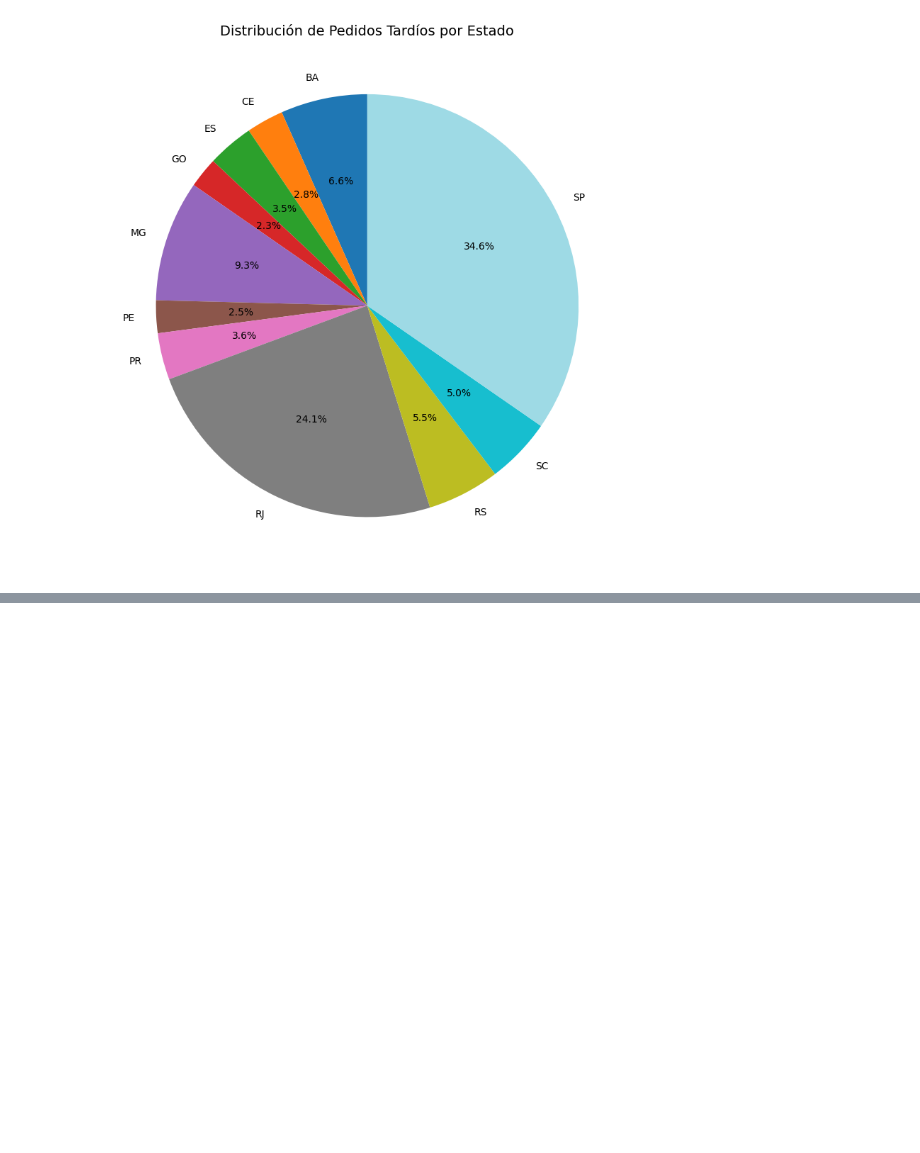
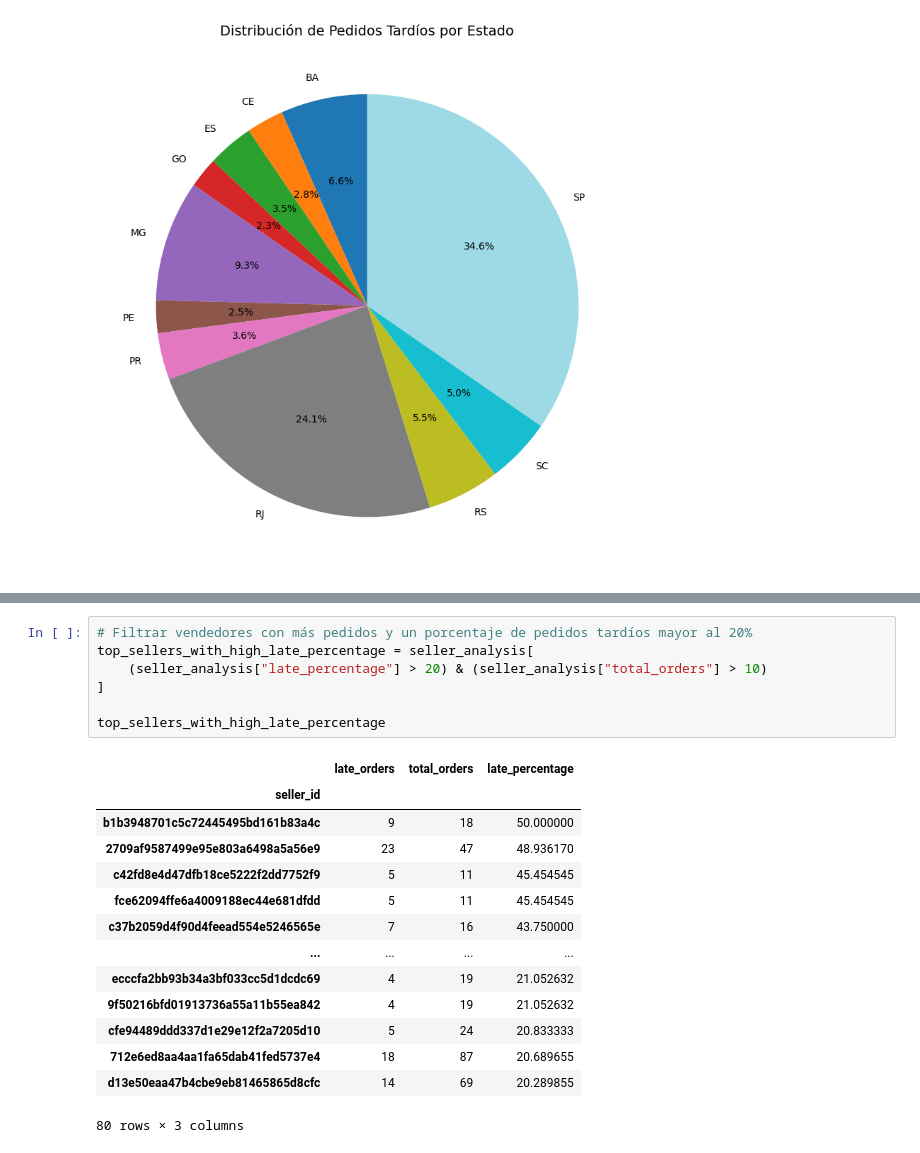
Before and after one commit to jalejostemdo/Proyecto_Streamlit, a Jupyter notebook: tareas.ipynb, the cells around one changed output, grey strips where cells are left out. Saved outputs shown, nothing was run; the diff lists cells and outputs as text; blank space fills up the shorter version.

```diff
--- a/tareas.ipynb
+++ b/tareas.ipynb
@@ -334,0 +460,22 @@ plt.show()
+# %%
+# Filtrar vendedores con más pedidos y un porcentaje de pedidos tardíos mayor al 20%
+top_sellers_with_high_late_percentage = seller_analysis[
+    (seller_analysis["late_percentage"] > 20) & (seller_analysis["total_orders"] > 10)
+]
+
+top_sellers_with_high_late_percentage
+# %% [output]
+|  | late_orders | total_orders | late_percentage |
+| seller_id |  |  |  |
+| b1b3948701c5c72445495bd161b83a4c | 9 | 18 | 50.000000 |
+| 2709af9587499e95e803a6498a5a56e9 | 23 | 47 | 48.936170 |
+| c42fd8e4d47dfb18ce5222f2dd7752f9 | 5 | 11 | 45.454545 |
+| fce62094ffe6a4009188ec44e681dfdd | 5 | 11 | 45.454545 |
+| c37b2059d4f90d4feead554e5246565e | 7 | 16 | 43.750000 |
+| ... | ... | ... | ... |
+| ecccfa2bb93b34a3bf033cc5d1dcdc69 | 4 | 19 | 21.052632 |
+| 9f50216bfd01913736a55a11b55ea842 | 4 | 19 | 21.052632 |
+| cfe94489ddd337d1e29e12f2a7205d10 | 5 | 24 | 20.833333 |
+| 712e6ed8aa4aa1fa65dab41fed5737e4 | 18 | 87 | 20.689655 |
+| d13e50eaa47b4cbe9eb81465865d8cfc | 14 | 69 | 20.289855 |
+80 rows × 3 columns
```
Also changed, not shown: parts of 10 cells of this notebook.
